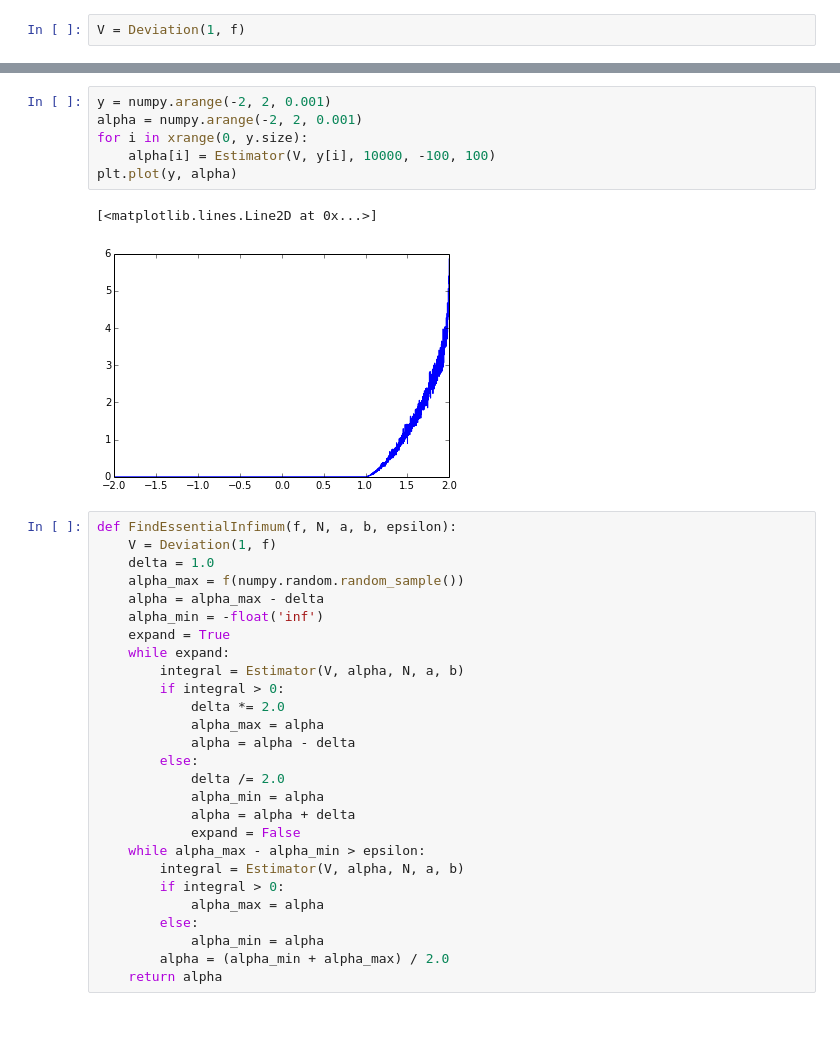
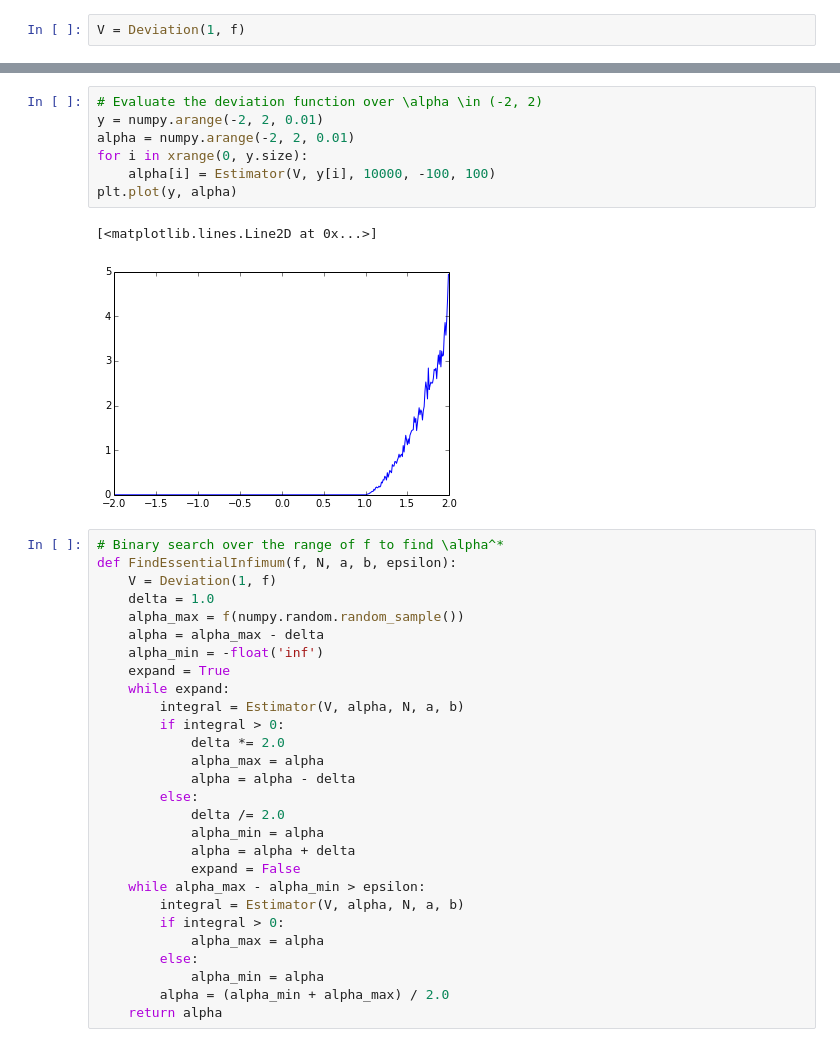
Before and after one commit to robertsdionne/notebooks, a Jupyter notebook: Global Optimization.ipynb, the cells around one changed output, grey strips where cells are left out. Saved outputs shown, nothing was run; the diff lists cells and outputs as text.

```diff
--- a/Global Optimization.ipynb
+++ b/Global Optimization.ipynb
@@ -32,13 +66,15 @@ Estimator(V, 1.001, 100000, -100, 100)
 # %%
-y = numpy.arange(-2, 2, 0.001)
-alpha = numpy.arange(-2, 2, 0.001)
+# Evaluate the deviation function over \alpha \in (-2, 2)
+y = numpy.arange(-2, 2, 0.01)
+alpha = numpy.arange(-2, 2, 0.01)
 for i in xrange(0, y.size):
     alpha[i] = Estimator(V, y[i], 10000, -100, 100)
 plt.plot(y, alpha)
 # %% [output]
 [<matplotlib.lines.Line2D at 0x...>]
-[figure, old version]
+[figure, new version]
 # %%
+# Binary search over the range of f to find \alpha^*
 def FindEssentialInfimum(f, N, a, b, epsilon):
     V = Deviation(1, f)
     delta = 1.0
```
Also changed, not shown: parts of 11 cells of this notebook.
